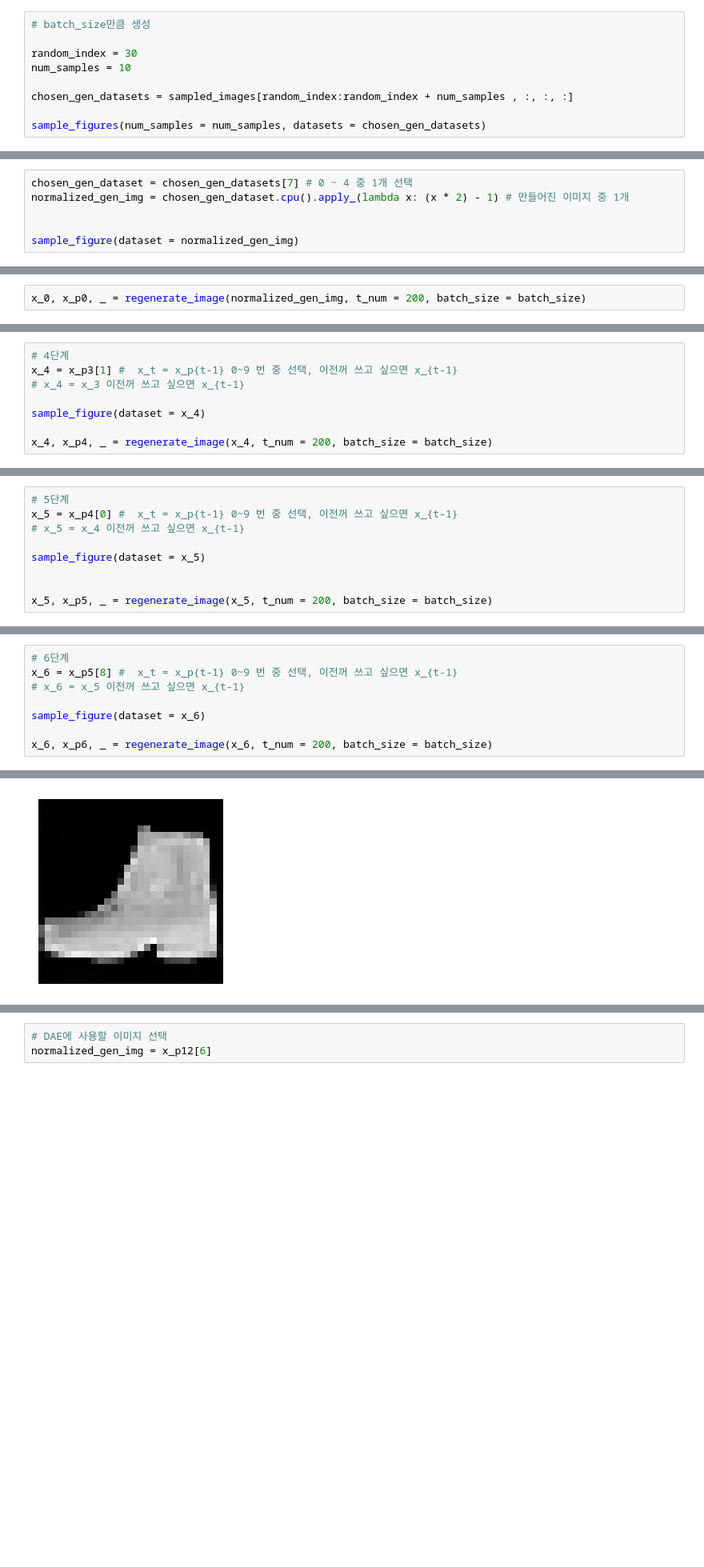
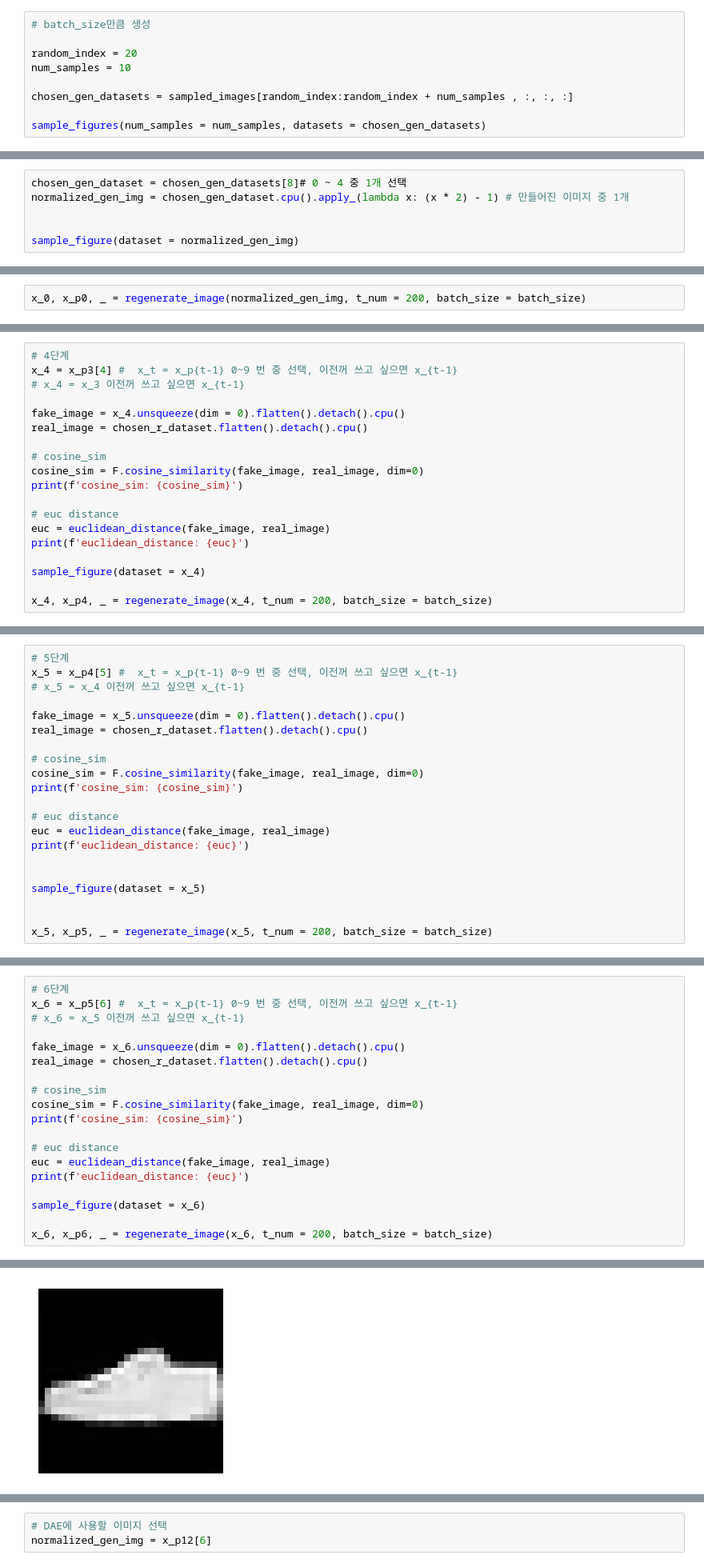
Before and after one commit to rosanzheng/fashion_recommender, a Jupyter notebook: FashionMNIST_DDPM.ipynb, the cells around one changed output, grey strips where cells are left out. Shown at 80% size. Drawn from its saved outputs; the diff is of its cells as text; blank space fills up the shorter version.

```diff
--- a/FashionMNIST_DDPM.ipynb
+++ b/FashionMNIST_DDPM.ipynb
@@ -176,7 +197,7 @@ torch.Size([50, 1, 28, 28])
 # %%
 # batch_size만큼 생성
 
-random_index = 30
+random_index = 20
 num_samples = 10
 
 chosen_gen_datasets = sampled_images[random_index:random_index + num_samples , :, :, :]
@@ -187,5 +208,5 @@ sample_figures(num_samples = num_samples, datasets = chosen_gen_datasets)
 # %%
-chosen_gen_dataset = chosen_gen_datasets[7] # 0 ~ 4 중 1개 선택
+chosen_gen_dataset = chosen_gen_datasets[8]# 0 ~ 4 중 1개 선택
 normalized_gen_img = chosen_gen_dataset.cpu().apply_(lambda x: (x * 2) - 1) # 만들어진 이미지 중 1개
 
 
@@ -312,7 +418,18 @@ x_3, x_p3, _ = regenerate_image(x_3, t_num = 200, batch_size = batch_size)
 # %%
 # 4단계
-x_4 = x_p3[1] #  x_t = x_p{t-1} 0~9 번 중 선택, 이전꺼 쓰고 싶으면 x_{t-1}
+x_4 = x_p3[4] #  x_t = x_p{t-1} 0~9 번 중 선택, 이전꺼 쓰고 싶으면 x_{t-1}
 # x_4 = x_3 이전꺼 쓰고 싶으면 x_{t-1}
+
+fake_image = x_4.unsqueeze(dim = 0).flatten().detach().cpu()
+real_image = chosen_r_dataset.flatten().detach().cpu()
+
+# cosine_sim
+cosine_sim = F.cosine_similarity(fake_image, real_image, dim=0)
+print(f'cosine_sim: {cosine_sim}')
+
+# euc distance
+euc = euclidean_distance(fake_image, real_image)
+print(f'euclidean_distance: {euc}')
 
 sample_figure(dataset = x_4)
 
@@ -322,7 +441,19 @@ x_4, x_p4, _ = regenerate_image(x_4, t_num = 200, batch_size = batch_size)
 # %%
 # 5단계
-x_5 = x_p4[0] #  x_t = x_p{t-1} 0~9 번 중 선택, 이전꺼 쓰고 싶으면 x_{t-1}
+x_5 = x_p4[5] #  x_t = x_p{t-1} 0~9 번 중 선택, 이전꺼 쓰고 싶으면 x_{t-1}
 # x_5 = x_4 이전꺼 쓰고 싶으면 x_{t-1}
+
+fake_image = x_5.unsqueeze(dim = 0).flatten().detach().cpu()
+real_image = chosen_r_dataset.flatten().detach().cpu()
+
+# cosine_sim
+cosine_sim = F.cosine_similarity(fake_image, real_image, dim=0)
+print(f'cosine_sim: {cosine_sim}')
+
+# euc distance
+euc = euclidean_distance(fake_image, real_image)
+print(f'euclidean_distance: {euc}')
+
 
 sample_figure(dataset = x_5)
 
@@ -333,7 +466,18 @@ x_5, x_p5, _ = regenerate_image(x_5, t_num = 200, batch_size = batch_size)
 # %%
 # 6단계
-x_6 = x_p5[8] #  x_t = x_p{t-1} 0~9 번 중 선택, 이전꺼 쓰고 싶으면 x_{t-1}
+x_6 = x_p5[6] #  x_t = x_p{t-1} 0~9 번 중 선택, 이전꺼 쓰고 싶으면 x_{t-1}
 # x_6 = x_5 이전꺼 쓰고 싶으면 x_{t-1}
+
+fake_image = x_6.unsqueeze(dim = 0).flatten().detach().cpu()
+real_image = chosen_r_dataset.flatten().detach().cpu()
+
+# cosine_sim
+cosine_sim = F.cosine_similarity(fake_image, real_image, dim=0)
+print(f'cosine_sim: {cosine_sim}')
+
+# euc distance
+euc = euclidean_distance(fake_image, real_image)
+print(f'euclidean_distance: {euc}')
 
 sample_figure(dataset = x_6)
 
@@ -342,4 +488,4 @@ x_6, x_p6, _ = regenerate_image(x_6, t_num = 200, batch_size = batch_size)
-[figure, old version]
+[figure, new version]
 # %%
 # 7단계
 x_7 = x_p6[5] #  x_t = x_p{t-1} 0~9 번 중 선택, 이전꺼 쓰고 싶으면 x_{t-1}
```
Also changed, not shown: parts of 48 cells of this notebook, 21 other files.
